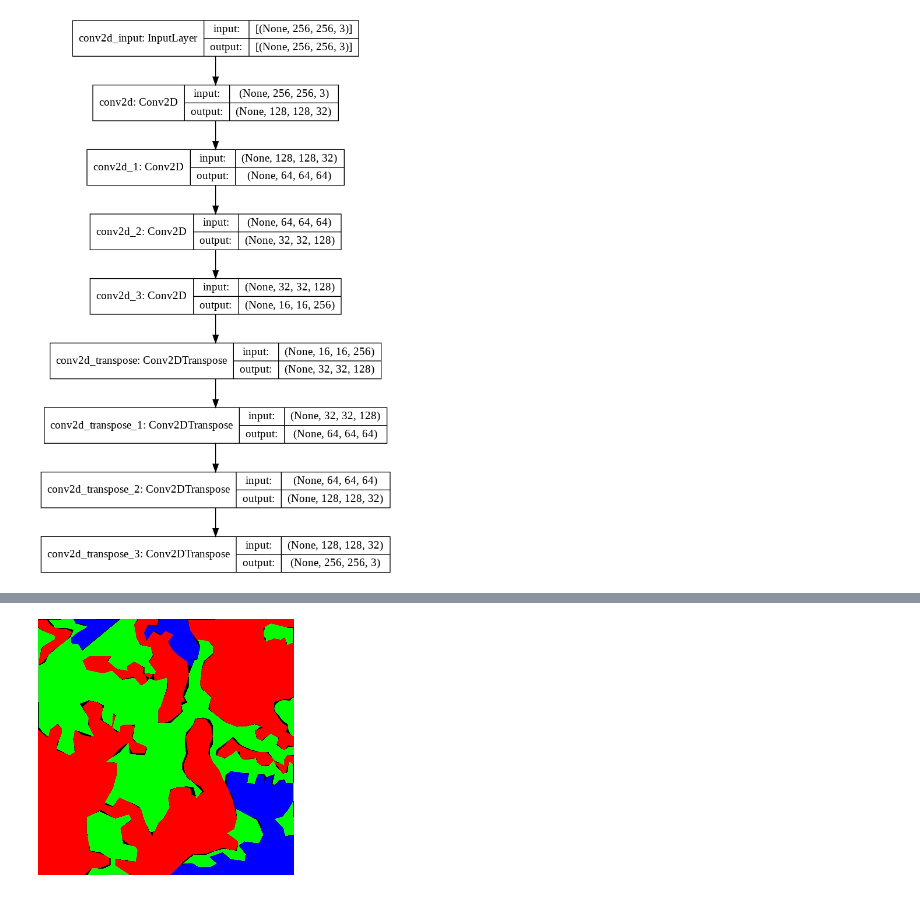
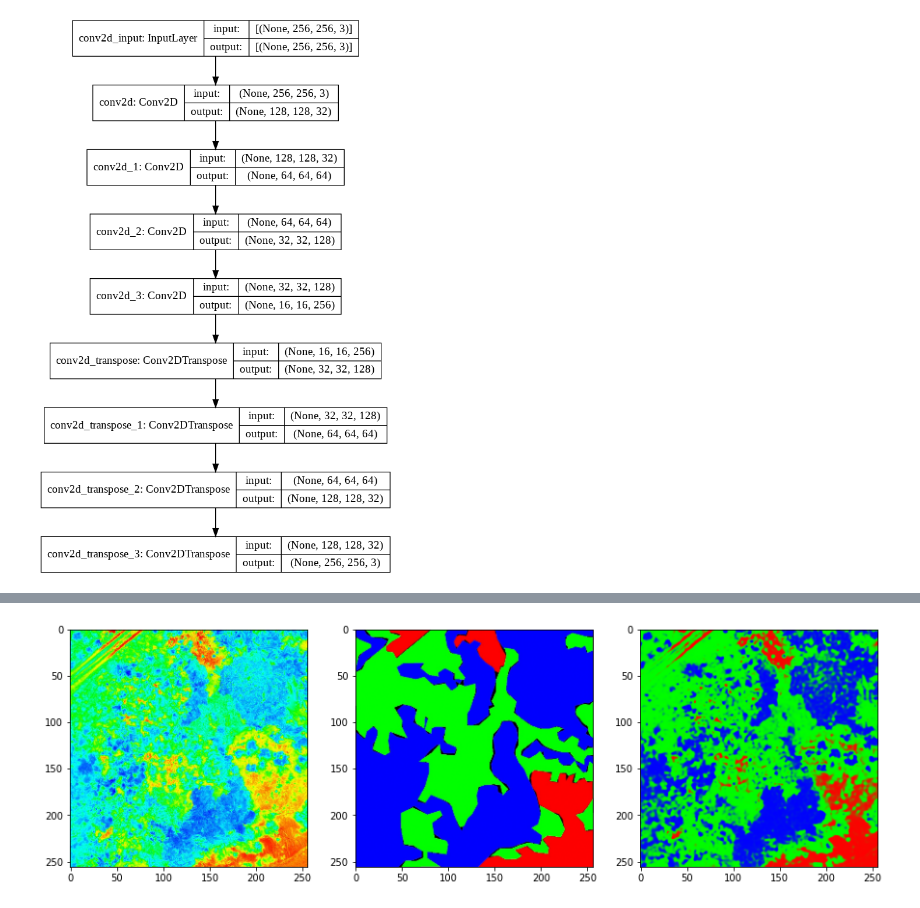
Before and after one commit to AndresInsuasty/tesis-cafes-especiales, a Jupyter notebook: AutoencoderNDVI.ipynb, the cells around one changed output, grey strips where cells are left out. Saved outputs shown, nothing was run; the diff lists cells and outputs as text; code cells hidden in the pictures.

```diff
--- a/AutoencoderNDVI.ipynb
+++ b/AutoencoderNDVI.ipynb
@@ -180,7 +180,7 @@ tf.keras.utils.plot_model(
 model.compile(optimizer='adam', loss='binary_crossentropy')
 # %%
 history=model.fit(x_train, x_train,
-                epochs=102,
+                epochs=500,
                 batch_size=16,
                 validation_data=(x_test, x_test),
                 shuffle=True)
@@ -211,4 +207,11 @@ cv2_imshow(model.predict(x_test[0:1,...])[0,...]*255)
-# %%
-cv2_imshow(y_test[0,...]*255)
-# %% [output]
-[figure, removed]
+# %%
+plt.figure(figsize=(15,15))
+plt.subplot(131)
+plt.imshow(x_test[0,...])
+plt.subplot(132)
+plt.imshow(y_test[0,...])
+plt.subplot(133)
+plt.imshow(model.predict(x_test[0:1,...])[0,...])
+plt.show()
+# %% [output]
+[figure, added]
```
Also changed, not shown: parts of 3 cells of this notebook.
